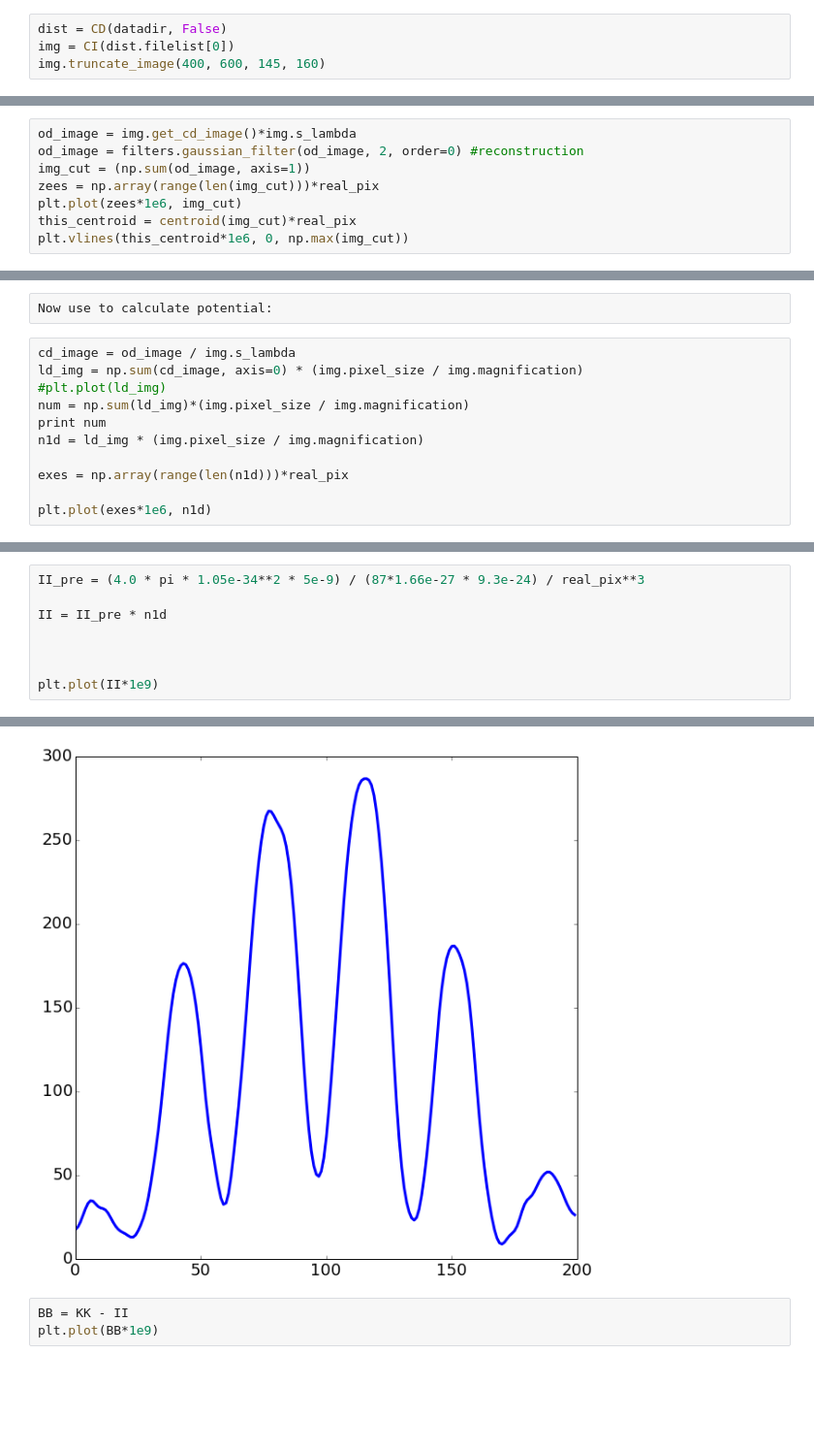
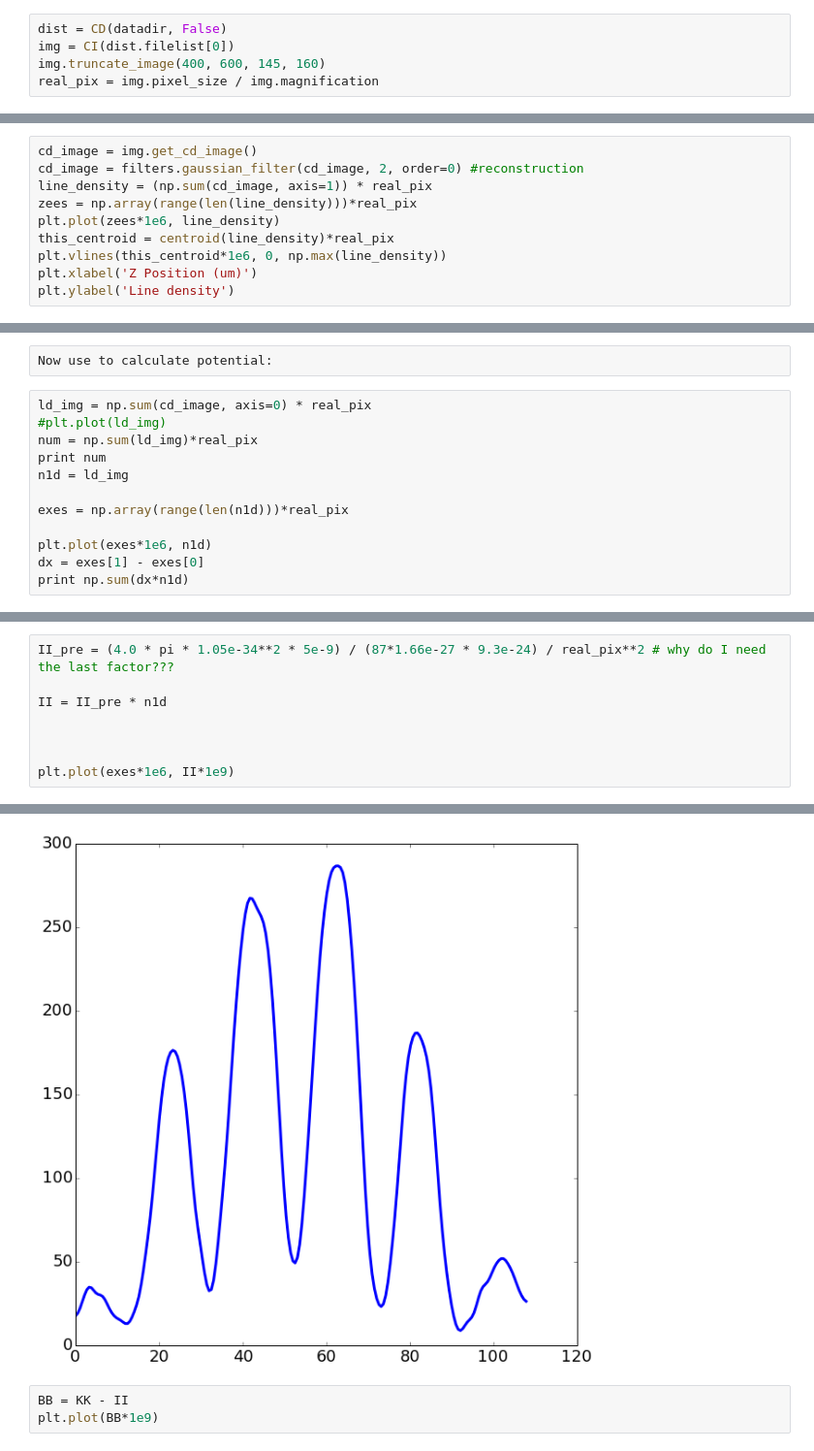
Before and after one commit to levlab-atomchip/BECy_stats, a Jupyter notebook: notebooks/abel_transforms.ipynb, the cells around one changed output, grey strips where cells are left out. Shown: that part at 97% size. Drawn from its saved outputs; the diff is of its cells as text; blank space fills up the shorter version.

Commit message:
added notebook for checking atom density noise
fixed some units and normalization in abel_transform

```diff
--- a/notebooks/abel_transforms.ipynb
+++ b/notebooks/abel_transforms.ipynb
@@ -99,6 +99,7 @@ datadir = r'/home/will/levlab/data/bfieldnoise_20150105/'
 dist = CD(datadir, False)
 img = CI(dist.filelist[0])
 img.truncate_image(400, 600, 145, 160)
+real_pix = img.pixel_size / img.magnification
 # %% [output]
 /home/will/levlab/data/bfieldnoise_20150105/
 # %%
@@ -120,11 +121,13 @@ def recenter(arr):
     halfwidth = min([this_centroid, len(arr) - this_centroid - 1])
     return arr[this_centroid - halfwidth: this_centroid + halfwidth + 1]
 # %%
-od_image = img.get_cd_image()*img.s_lambda
-od_image = filters.gaussian_filter(od_image, 2, order=0) #reconstruction
-img_cut = (np.sum(od_image, axis=1))
-zees = np.array(range(len(img_cut)))*real_pix
-plt.plot(zees*1e6, img_cut)
-this_centroid = centroid(img_cut)*real_pix
-plt.vlines(this_centroid*1e6, 0, np.max(img_cut))
+cd_image = img.get_cd_image()
+cd_image = filters.gaussian_filter(cd_image, 2, order=0) #reconstruction
+line_density = (np.sum(cd_image, axis=1)) * real_pix
+zees = np.array(range(len(line_density)))*real_pix
+plt.plot(zees*1e6, line_density)
+this_centroid = centroid(line_density)*real_pix
+plt.vlines(this_centroid*1e6, 0, np.max(line_density))
+plt.xlabel('Z Position (um)')
+plt.ylabel('Line density')
 # %% [output]
@@ -228,15 +234,16 @@ print cloud_abel_del[0]
 # %% [raw]
 Now use to calculate potential:
 # %%
-cd_image = od_image / img.s_lambda
-ld_img = np.sum(cd_image, axis=0) * (img.pixel_size / img.magnification)
+ld_img = np.sum(cd_image, axis=0) * real_pix
 #plt.plot(ld_img)
-num = np.sum(ld_img)*(img.pixel_size / img.magnification)
+num = np.sum(ld_img)*real_pix
 print num
-n1d = ld_img * (img.pixel_size / img.magnification)
+n1d = ld_img
 
 exes = np.array(range(len(n1d)))*real_pix
 
 plt.plot(exes*1e6, n1d)
+dx = exes[1] - exes[0]
+print np.sum(dx*n1d)
 # %% [output]
 6590.83366991
@@ -283,14 +290,14 @@ plt.plot(KK*1e9)
 # %%
-II_pre = (4.0 * pi * 1.05e-34**2 * 5e-9) / (87*1.66e-27 * 9.3e-24) / real_pix**3
+II_pre = (4.0 * pi * 1.05e-34**2 * 5e-9) / (87*1.66e-27 * 9.3e-24) / real_pix**2 # why do I need the last factor???
 
 II = II_pre * n1d
 
 
 
-plt.plot(II*1e9)
+plt.plot(exes*1e6, II*1e9)
 # %% [output]
 [<matplotlib.lines.Line2D at 0x...>]
-[figure, old version]
+[figure, new version]
 # %%
 BB = KK - II
 plt.plot(BB*1e9)
```
Also changed, not shown: parts of 10 cells of this notebook, 1 other file.
